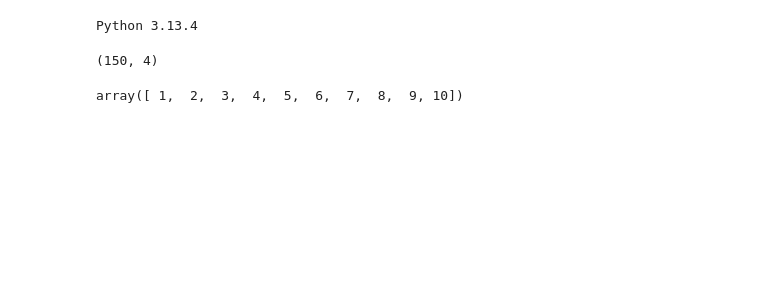
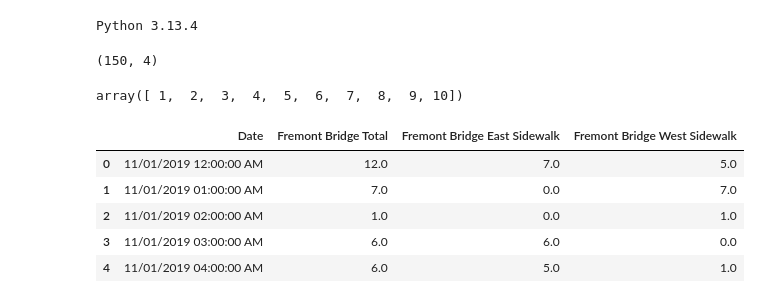
Before and after one commit to younsook/507_datascience, a Jupyter notebook: chap06/chap06_01.ipynb, the cells around one changed output. Saved outputs shown, nothing was run; the diff lists cells and outputs as text; code cells hidden in the pictures; blank space fills up the shorter version.

```diff
--- a/chap06/chap06_01.ipynb
+++ b/chap06/chap06_01.ipynb
@@ -30,0 +29,16 @@ dsdfdfsadf
+# %%
+import pandas as pd
+
+# CSV 파일 로드
+file_path = "../FremontBridge.csv"
+df = pd.read_csv(file_path)
+
+# 상위 5행 미리보기
+df.head()
+# %% [output]
+|  | Date | Fremont Bridge Total | Fremont Bridge East Sidewalk | Fremont Bridge West Sidewalk |
+| 0 | 11/01/2019 12:00:00 AM | 12.0 | 7.0 | 5.0 |
+| 1 | 11/01/2019 01:00:00 AM | 7.0 | 0.0 | 7.0 |
+| 2 | 11/01/2019 02:00:00 AM | 1.0 | 0.0 | 1.0 |
+| 3 | 11/01/2019 03:00:00 AM | 6.0 | 6.0 | 0.0 |
+| 4 | 11/01/2019 04:00:00 AM | 6.0 | 5.0 | 1.0 |
```
Also changed, not shown: parts of 2 cells of this notebook, 2 other files.
